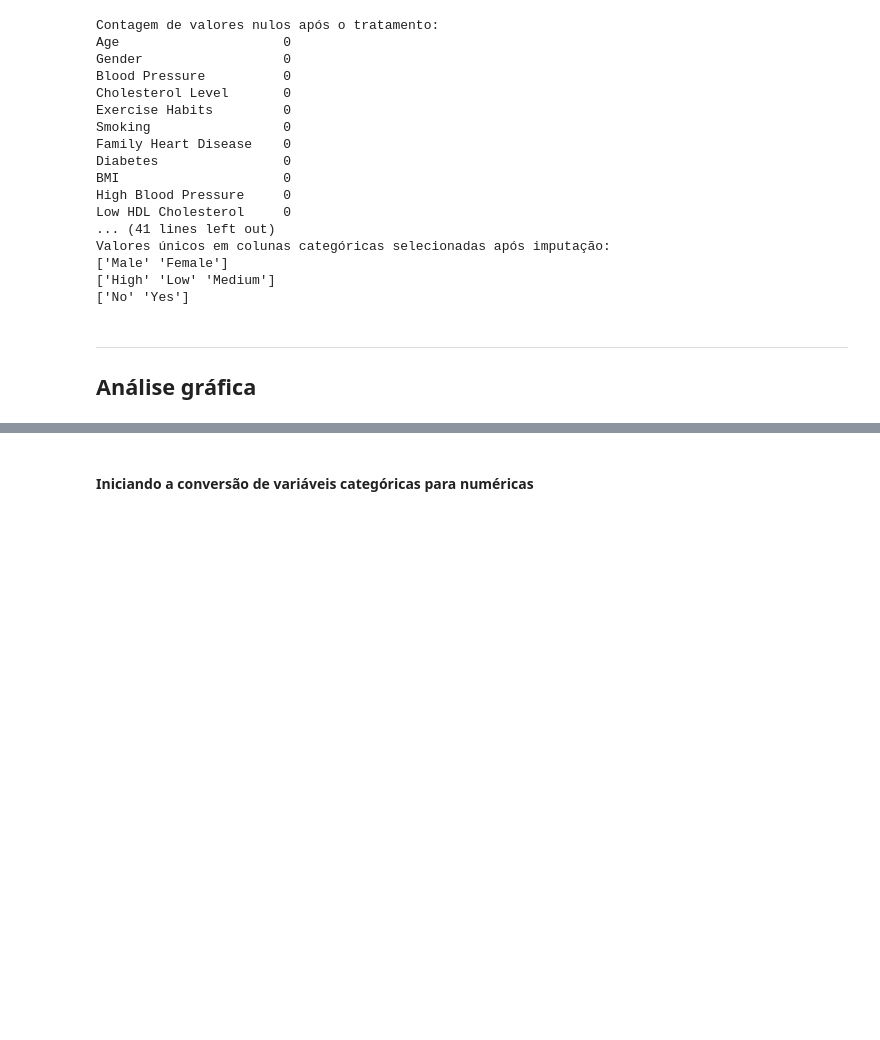
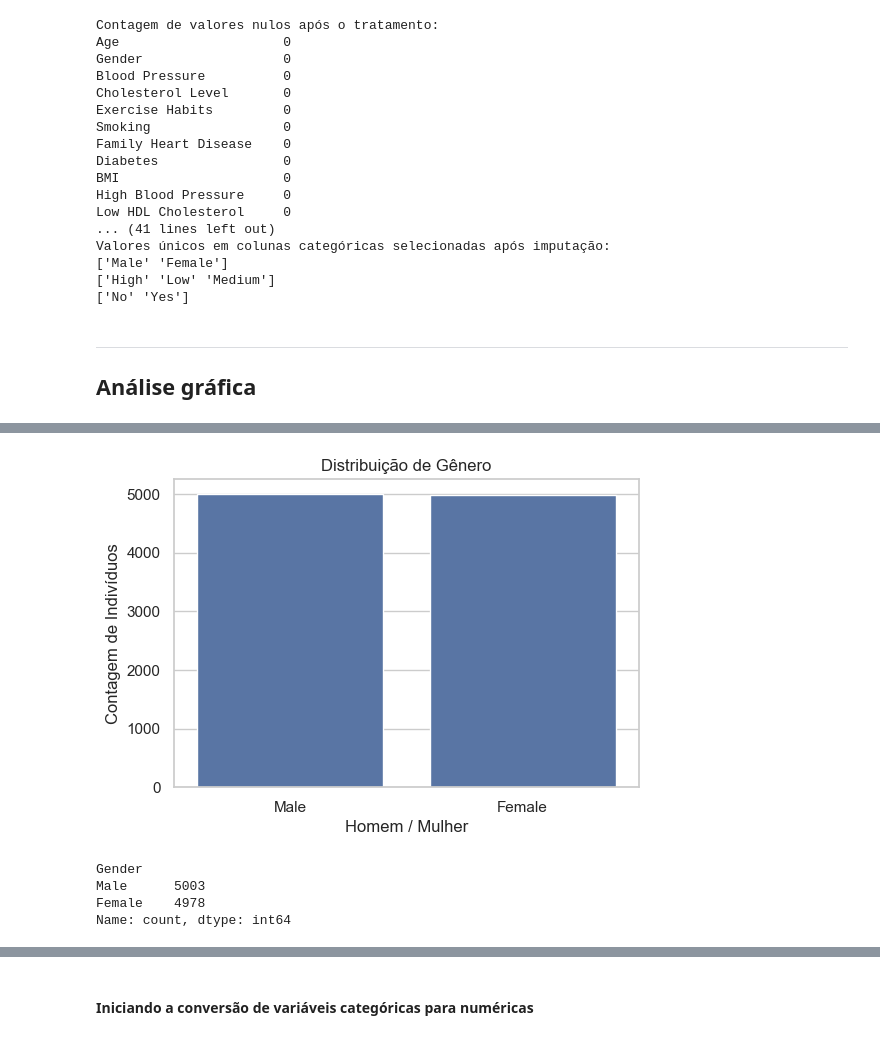
Before and after one commit to antrafa/fiap-tech-challenge-6IADT, a Jupyter notebook: src/notebooks/tech_challenge_fase1.ipynb, the cells around one changed output, grey strips where cells are left out. Drawn from its saved outputs; the diff is of its cells as text; code cells hidden in the pictures; blank space fills up the shorter version.

```diff
--- a/src/notebooks/tech_challenge_fase1.ipynb
+++ b/src/notebooks/tech_challenge_fase1.ipynb
@@ -366,0 +385,15 @@ Valores únicos em colunas categóricas selecionadas após imputação:
+# %%
+# --- 2. Gráfico de Gênero ---
+plt.figure(figsize=(6, 4))
+sns.countplot(x='Gender', data=base)
+plt.title('Distribuição de Gênero')
+plt.xlabel('Homem / Mulher')
+plt.ylabel('Contagem de Indivíduos')
+plt.show()
+print(base['Gender'].value_counts())
+# %% [output]
+[figure, added]
+Gender
+Male      5003
+Female    4978
+Name: count, dtype: int64
```
Also changed, not shown: parts of 7 cells of this notebook, 4 other files.
